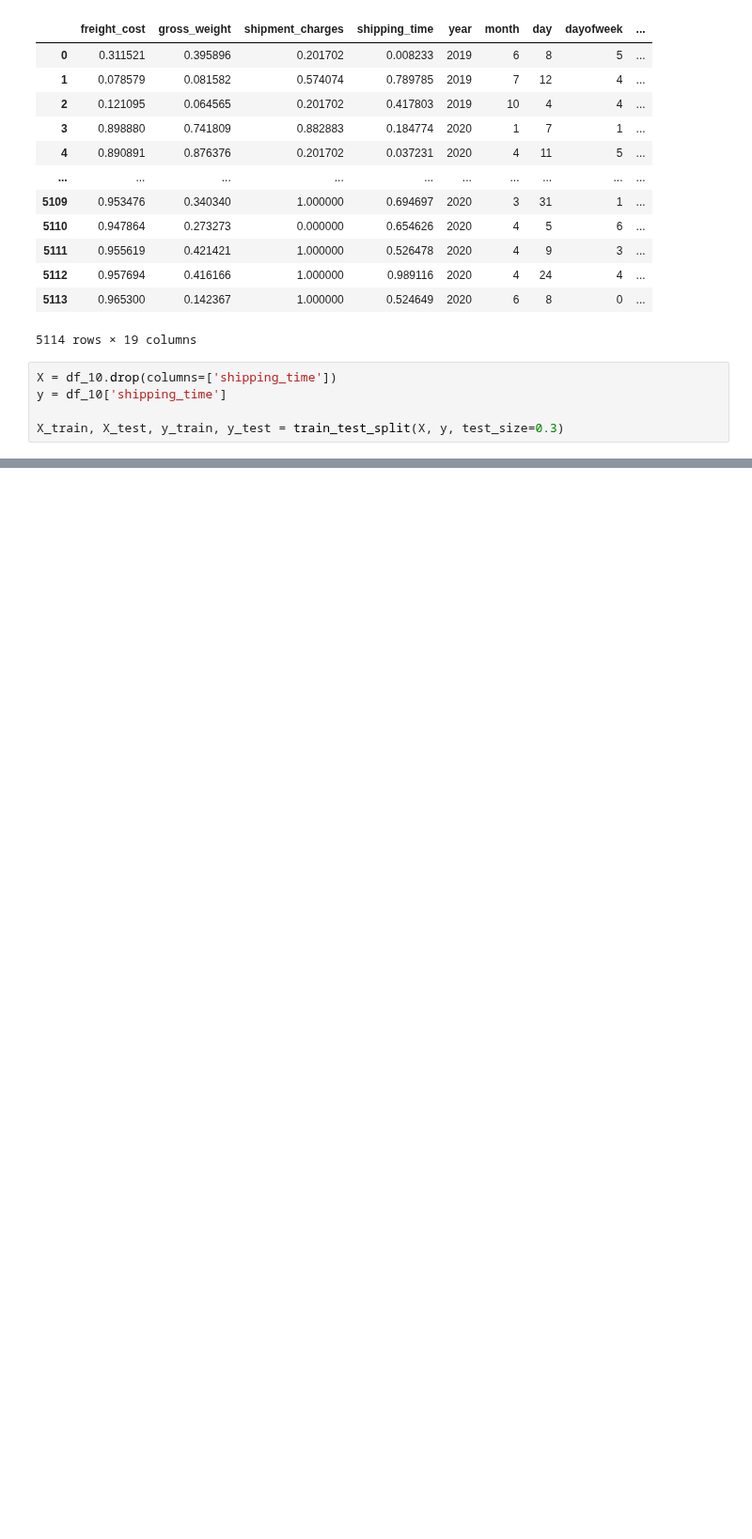
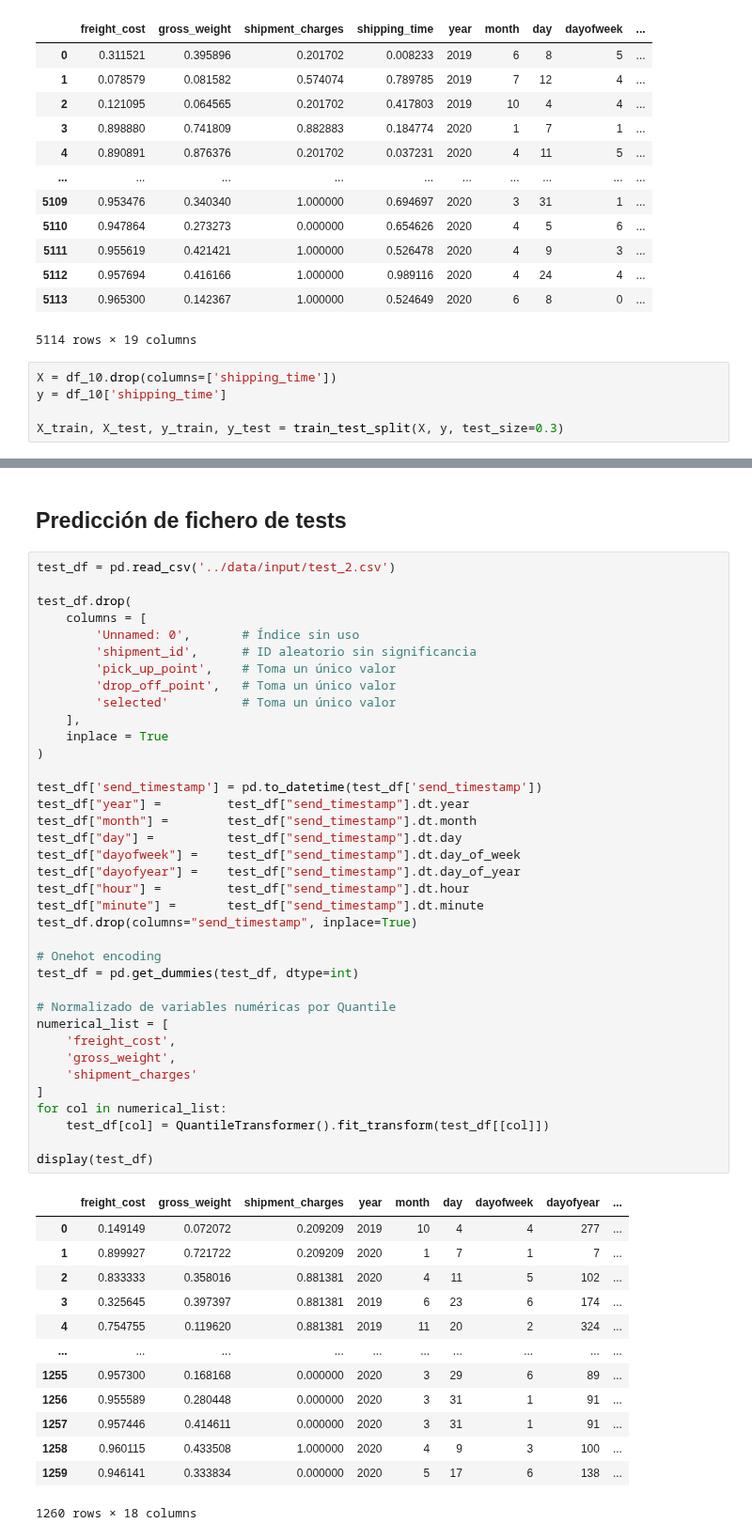
Before and after one commit to alu0101351773/TAAD_practicas, a Jupyter notebook: src/regression.ipynb, the cells around one changed output, grey strips where cells are left out. Shown at 94% size. Saved outputs shown, nothing was run; the diff lists cells and outputs as text; blank space fills up the shorter version.

Commit message:
ficheros de submission rellenado como SUPONGO que quiere la profe, no estoy seguro

```diff
--- a/src/regression.ipynb
+++ b/src/regression.ipynb
@@ -928,0 +932,53 @@ plot_results(test_results, y_test, '../docs/10_graph.eps')
+# %% [markdown]
+## Predicción de fichero de tests
+# %%
+test_df = pd.read_csv('../data/input/test_2.csv')
+
+test_df.drop(
+    columns = [
+        'Unnamed: 0',       # Índice sin uso
+        'shipment_id',      # ID aleatorio sin significancia
+        'pick_up_point',    # Toma un único valor
+        'drop_off_point',   # Toma un único valor
+        'selected'          # Toma un único valor
+    ],
+    inplace = True
+)
+
+test_df['send_timestamp'] = pd.to_datetime(test_df['send_timestamp'])
+test_df["year"] =         test_df["send_timestamp"].dt.year
+test_df["month"] =        test_df["send_timestamp"].dt.month
+test_df["day"] =          test_df["send_timestamp"].dt.day
+test_df["dayofweek"] =    test_df["send_timestamp"].dt.day_of_week
+test_df["dayofyear"] =    test_df["send_timestamp"].dt.day_of_year
+test_df["hour"] =         test_df["send_timestamp"].dt.hour
+test_df["minute"] =       test_df["send_timestamp"].dt.minute
+test_df.drop(columns="send_timestamp", inplace=True)
+
+# Onehot encoding
+test_df = pd.get_dummies(test_df, dtype=int)
+
+# Normalizado de variables numéricas por Quantile
+numerical_list = [
+    'freight_cost',
+    'gross_weight',
+    'shipment_charges'
+]
+for col in numerical_list:
+    test_df[col] = QuantileTransformer().fit_transform(test_df[[col]])
+
+display(test_df)
+# %% [output]
+|  | freight_cost | gross_weight | shipment_charges | year | month | day | dayofweek | dayofyear | ... |
+| 0 | 0.149149 | 0.072072 | 0.209209 | 2019 | 10 | 4 | 4 | 277 | ... |
+| 1 | 0.899927 | 0.721722 | 0.209209 | 2020 | 1 | 7 | 1 | 7 | ... |
+| 2 | 0.833333 | 0.358016 | 0.881381 | 2020 | 4 | 11 | 5 | 102 | ... |
+| 3 | 0.325645 | 0.397397 | 0.881381 | 2019 | 6 | 23 | 6 | 174 | ... |
+| 4 | 0.754755 | 0.119620 | 0.881381 | 2019 | 11 | 20 | 2 | 324 | ... |
+| ... | ... | ... | ... | ... | ... | ... | ... | ... | ... |
+| 1255 | 0.957300 | 0.168168 | 0.000000 | 2020 | 3 | 29 | 6 | 89 | ... |
+| 1256 | 0.955589 | 0.280448 | 0.000000 | 2020 | 3 | 31 | 1 | 91 | ... |
+| 1257 | 0.957446 | 0.414611 | 0.000000 | 2020 | 3 | 31 | 1 | 91 | ... |
+| 1258 | 0.960115 | 0.433508 | 1.000000 | 2020 | 4 | 9 | 3 | 100 | ... |
+| 1259 | 0.946141 | 0.333834 | 0.000000 | 2020 | 5 | 17 | 6 | 138 | ... |
+1260 rows × 18 columns
```
Also changed, not shown: parts of 5 cells of this notebook, 3 other files.
